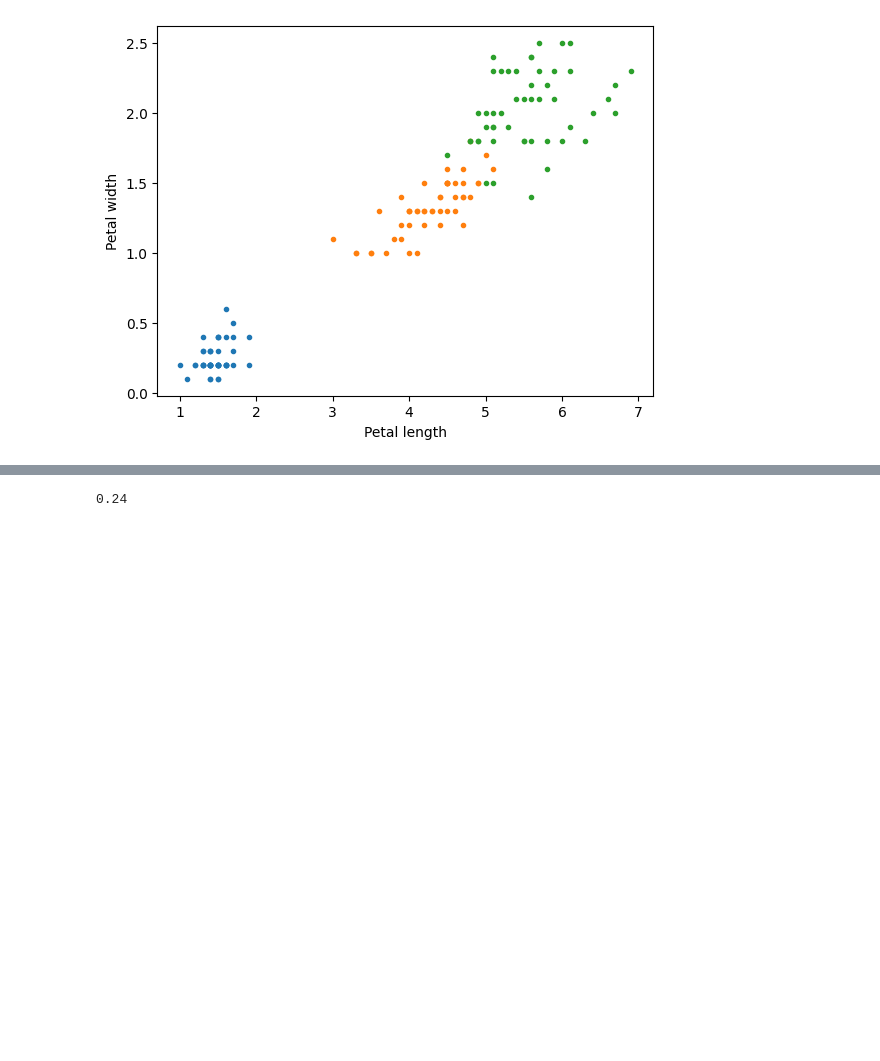
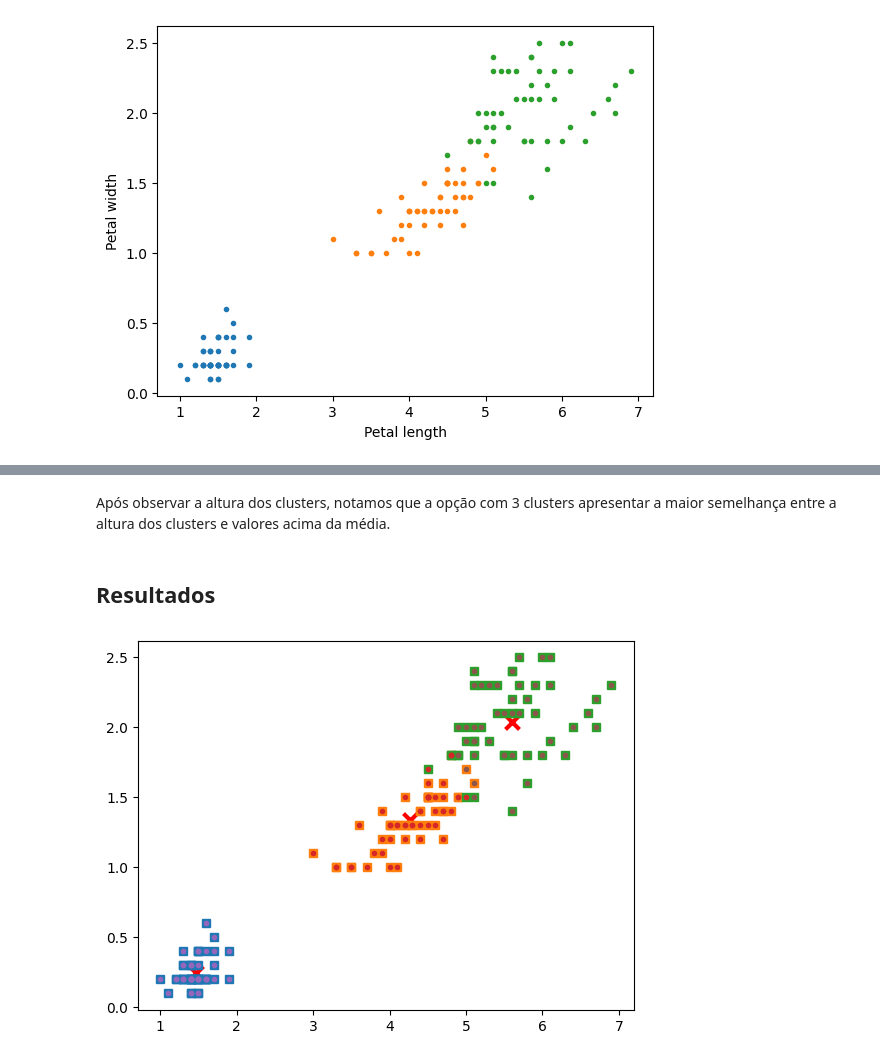
Before and after one commit to IFES-MPCA/reconhecimento_padroes, a Jupyter notebook: notebooks/kmeans.ipynb, the cells around one changed output, grey strips where cells are left out. Drawn from its saved outputs; the diff is of its cells as text; code cells hidden in the pictures; blank space fills up the shorter version.

```diff
--- a/notebooks/kmeans.ipynb
+++ b/notebooks/kmeans.ipynb
@@ -92,10 +117,27 @@ cross_val, grid_search.best_params_, grid_search.best_score_
+# %% [markdown]
+Após observar a altura dos clusters, notamos que a opção com 3 clusters apresentar a maior semelhança entre a altura dos clusters e valores acima da média.
+# %% [markdown]
+## Resultados
 # %%
 from sklearn.cluster import KMeans
 
-kmeans_params = {'algorithm': 'lloyd', 'init': 'k-means++', 'max_iter': 100, 'n_init': 6, 'tol': 0.001}
+kmeans_params = {'algorithm': 'lloyd', 'init': 'k-means++', 'n_init': 6}
 kmeans = KMeans(**kmeans_params, n_clusters=3, random_state=seed)
-kmeans.fit(x_complete[:], y[:])
-predicted = kmeans.predict(x_complete)
-accuracy_score(y, predicted)
-# %% [output]
-0.24
+# %%
+labels = dataset.target_names
+
+for i in range(n_distinct_y):
+    plt.plot(X[y == i, 0], X[y == i, 1], 's', label=labels[i])
+
+kmeans.fit(X)
+predict = kmeans.predict(X)
+
+centers = kmeans.cluster_centers_
+plt.scatter(centers[:, 0], centers[:, 1], marker='x', color='r', s=100, linewidths=3)
+
+for i in range(n_distinct_y):
+    plt.plot(X[predict == i, 0], X[predict == i, 1], '.', label=labels[i])
+
+plt.show()
+# %% [output]
+[figure, added]
```
Also changed, not shown: parts of 7 cells of this notebook.
